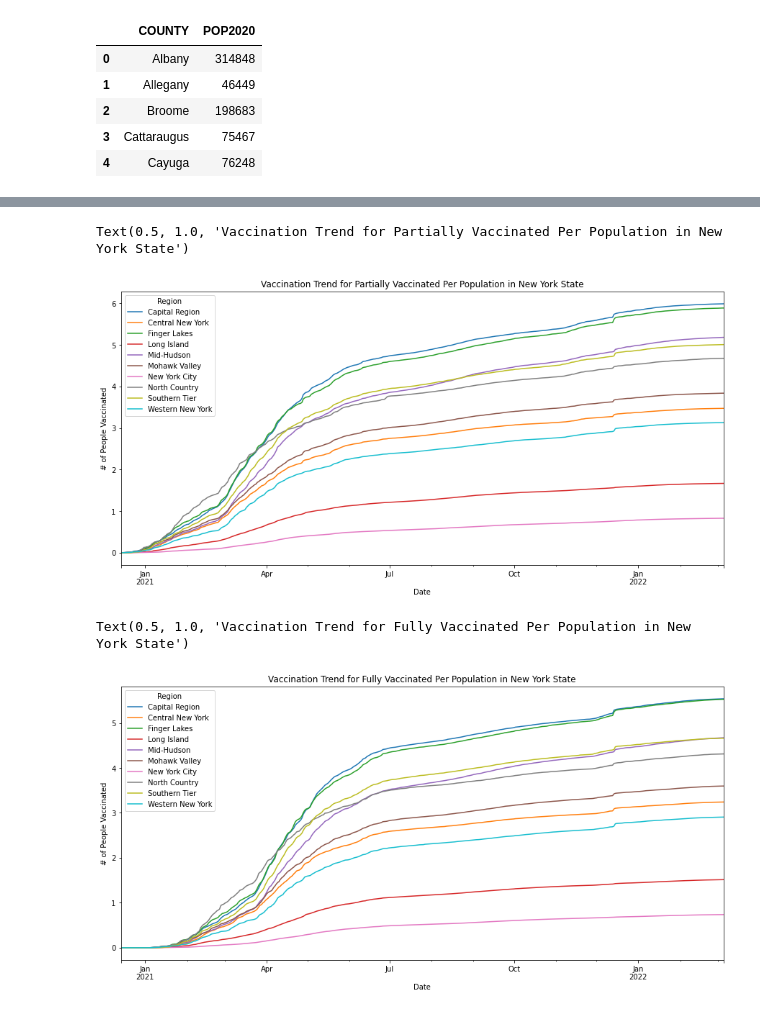
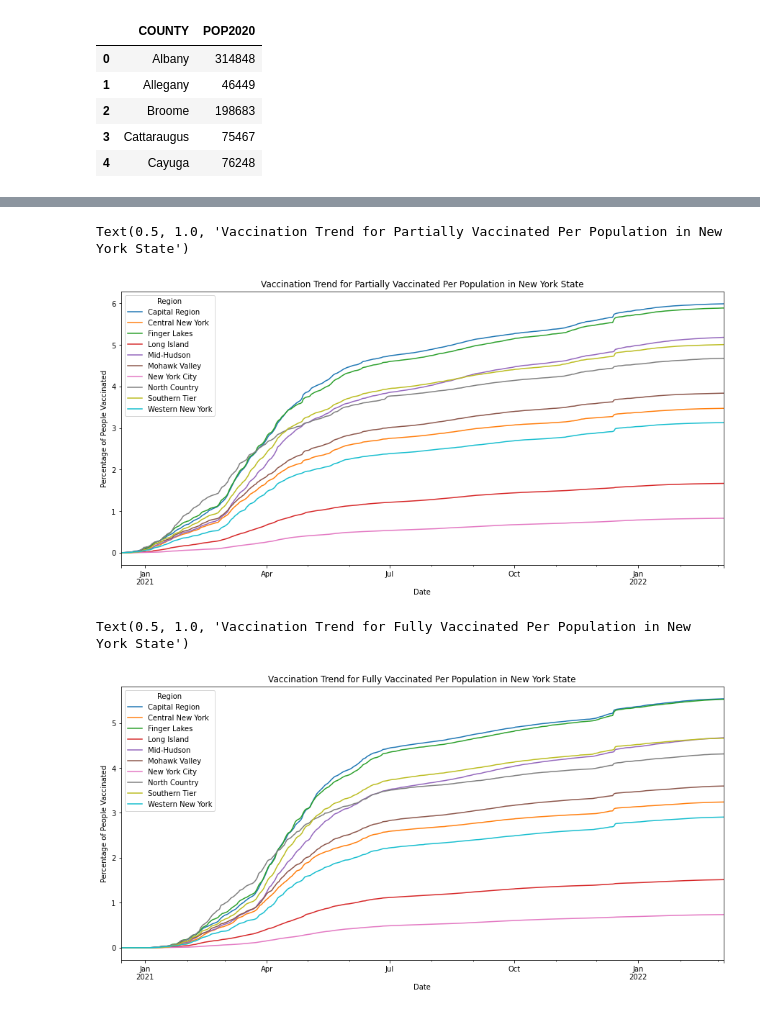
Before and after one commit to AnishaMathur/NY-State-Covid-Analysis, a Jupyter notebook: notebooks/EDA_Vaccination.ipynb, the cells around one changed output, grey strips where cells are left out. Drawn from its saved outputs; the diff is of its cells as text; code cells hidden in the pictures.

```diff
--- a/notebooks/EDA_Vaccination.ipynb
+++ b/notebooks/EDA_Vaccination.ipynb
@@ -303,18 +303,18 @@ NY_vaccine_by_population.tail()
 # %%
 fig, ax = plt.subplots(figsize=(15,7))
 NY_vaccine_by_population.groupby(['Report as of', 'Region']).sum()['first_dose_by_pop'].unstack().plot(legend=True, ax=ax)
 plt.xlabel('Date')
-plt.ylabel('# of People Vaccinated')
+plt.ylabel('Percentage of People Vaccinated')
 plt.title('Vaccination Trend for Partially Vaccinated Per Population in New York State')
 # %% [output]
 Text(0.5, 1.0, 'Vaccination Trend for Partially Vaccinated Per Population in New York State')
-[figure, old version]
+[figure, new version]
 # %%
 fig, ax = plt.subplots(figsize=(15,7))
 NY_vaccine_by_population.groupby(['Report as of', 'Region']).sum()['series_complete_by_pop'].unstack().plot(legend=True, ax=ax)
 plt.xlabel('Date')
-plt.ylabel('# of People Vaccinated')
+plt.ylabel('Percentage of People Vaccinated')
 plt.title('Vaccination Trend for Fully Vaccinated Per Population in New York State')
 # %% [output]
 Text(0.5, 1.0, 'Vaccination Trend for Fully Vaccinated Per Population in New York State')
-[figure, old version]
+[figure, new version]
```
Also changed, not shown: parts of 1 cell of this notebook.
